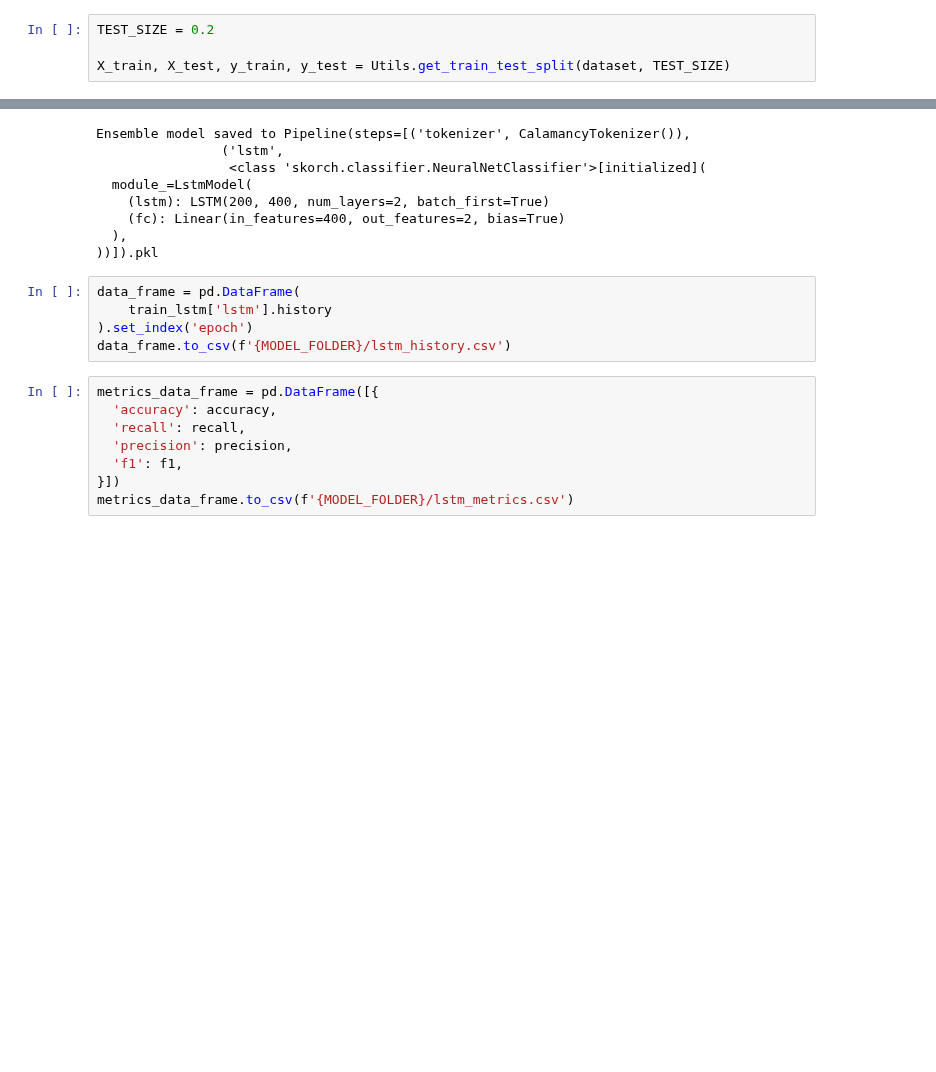
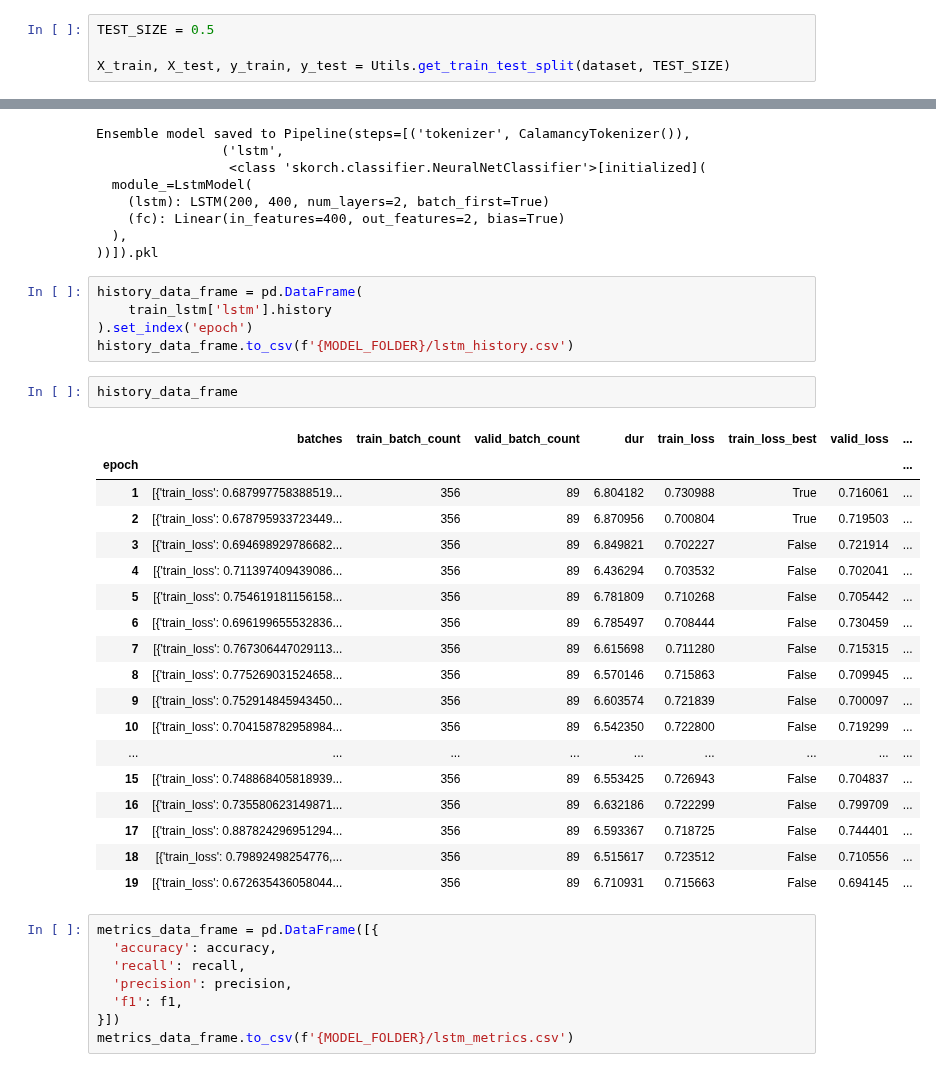
Before and after one commit to NateCross/tag-hate-elf, a Jupyter notebook: lstm_train.ipynb, the cells around one changed output, grey strips where cells are left out. Cells and saved outputs as stored; diff of their text form; blank space fills up the shorter version.

Commit message:
Performed more lstm training

```diff
--- a/lstm_train.ipynb
+++ b/lstm_train.ipynb
@@ -34,7 +34,7 @@ Utils.seed_random_number_generators()
 # %% [output]
 Random number generators seeded.
 # %%
-TEST_SIZE = 0.2
+TEST_SIZE = 0.5
 
 X_train, X_test, y_train, y_test = Utils.get_train_test_split(dataset, TEST_SIZE)
 # %%
@@ -171,10 +171,31 @@ Ensemble model saved to Pipeline(steps=[('tokenizer', CalamancyTokenizer()),
   ),
 ))]).pkl
 # %%
-data_frame = pd.DataFrame(
+history_data_frame = pd.DataFrame(
     train_lstm['lstm'].history
 ).set_index('epoch')
-data_frame.to_csv(f'{MODEL_FOLDER}/lstm_history.csv')
+history_data_frame.to_csv(f'{MODEL_FOLDER}/lstm_history.csv')
+# %%
+history_data_frame
+# %% [output]
+|  | batches | train_batch_count | valid_batch_count | dur | train_loss | train_loss_best | valid_loss | ... |
+| epoch |  |  |  |  |  |  |  | ... |
+| 1 | [{'train_loss': 0.687997758388519... | 356 | 89 | 6.804182 | 0.730988 | True | 0.716061 | ... |
+| 2 | [{'train_loss': 0.678795933723449... | 356 | 89 | 6.870956 | 0.700804 | True | 0.719503 | ... |
+| 3 | [{'train_loss': 0.694698929786682... | 356 | 89 | 6.849821 | 0.702227 | False | 0.721914 | ... |
+| 4 | [{'train_loss': 0.711397409439086... | 356 | 89 | 6.436294 | 0.703532 | False | 0.702041 | ... |
+| 5 | [{'train_loss': 0.754619181156158... | 356 | 89 | 6.781809 | 0.710268 | False | 0.705442 | ... |
+| 6 | [{'train_loss': 0.696199655532836... | 356 | 89 | 6.785497 | 0.708444 | False | 0.730459 | ... |
+| 7 | [{'train_loss': 0.767306447029113... | 356 | 89 | 6.615698 | 0.711280 | False | 0.715315 | ... |
+| 8 | [{'train_loss': 0.775269031524658... | 356 | 89 | 6.570146 | 0.715863 | False | 0.709945 | ... |
+| 9 | [{'train_loss': 0.752914845943450... | 356 | 89 | 6.603574 | 0.721839 | False | 0.700097 | ... |
+| 10 | [{'train_loss': 0.704158782958984... | 356 | 89 | 6.542350 | 0.722800 | False | 0.719299 | ... |
+| ... | ... | ... | ... | ... | ... | ... | ... | ... |
+| 15 | [{'train_loss': 0.748868405818939... | 356 | 89 | 6.553425 | 0.726943 | False | 0.704837 | ... |
+| 16 | [{'train_loss': 0.735580623149871... | 356 | 89 | 6.632186 | 0.722299 | False | 0.799709 | ... |
+| 17 | [{'train_loss': 0.887824296951294... | 356 | 89 | 6.593367 | 0.718725 | False | 0.744401 | ... |
+| 18 | [{'train_loss': 0.79892498254776,... | 356 | 89 | 6.515617 | 0.723512 | False | 0.710556 | ... |
+| 19 | [{'train_loss': 0.672635436058044... | 356 | 89 | 6.710931 | 0.715663 | False | 0.694145 | ... |
 # %%
 metrics_data_frame = pd.DataFrame([{
   'accuracy': accuracy,
```
Also changed, not shown: parts of 6 cells of this notebook, 2 other files.
